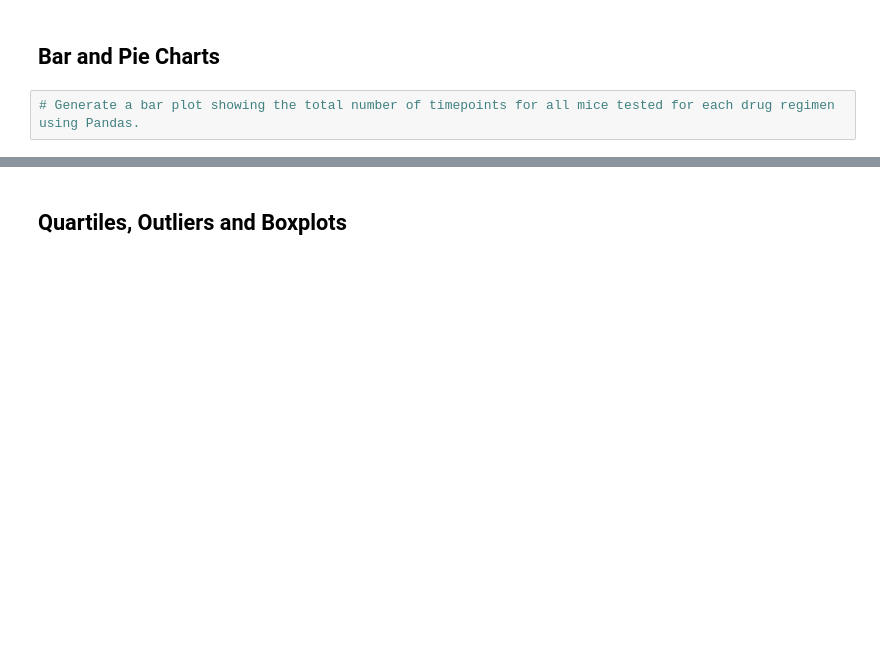
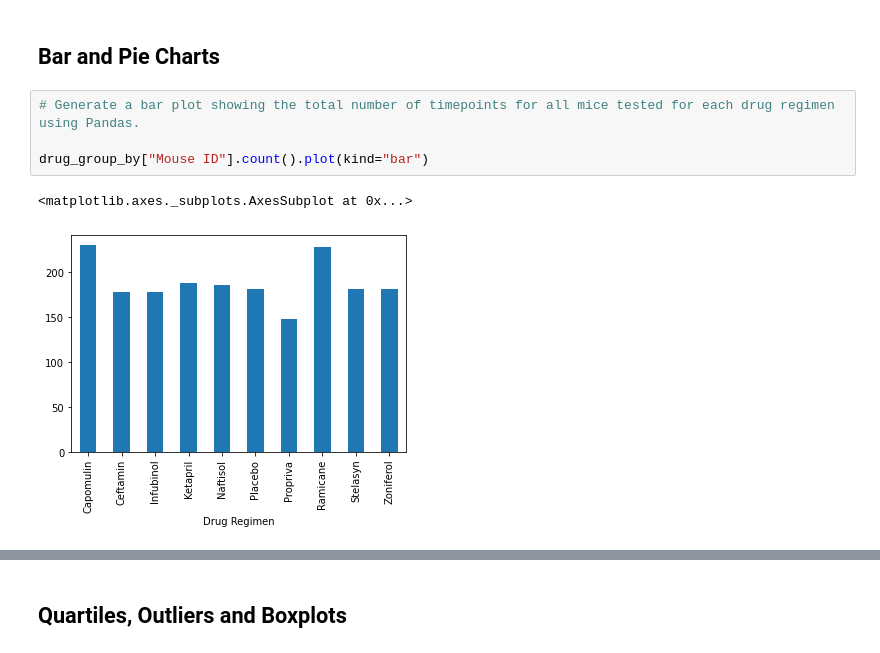
Before and after one commit to sdinespierce/matplot-challenge, a Jupyter notebook: Pymaceuticals/pymaceuticals_starter.ipynb, the cells around one changed output, grey strips where cells are left out. Saved outputs shown, nothing was run; the diff lists cells and outputs as text; blank space fills up the shorter version.

```diff
--- a/Pymaceuticals/pymaceuticals_starter.ipynb
+++ b/Pymaceuticals/pymaceuticals_starter.ipynb
@@ -134,5 +173,10 @@ Name: Tumor Volume (mm3), dtype: float64
 ## Bar and Pie Charts
 # %%
 # Generate a bar plot showing the total number of timepoints for all mice tested for each drug regimen using Pandas.
+
+drug_group_by["Mouse ID"].count().plot(kind="bar")
+# %% [output]
+<matplotlib.axes._subplots.AxesSubplot at 0x...>
+[figure, added]
 # %%
 # Generate a bar plot showing the total number of timepoints for all mice tested for each drug regimen using pyplot.
```
Also changed, not shown: parts of 9 cells of this notebook.
